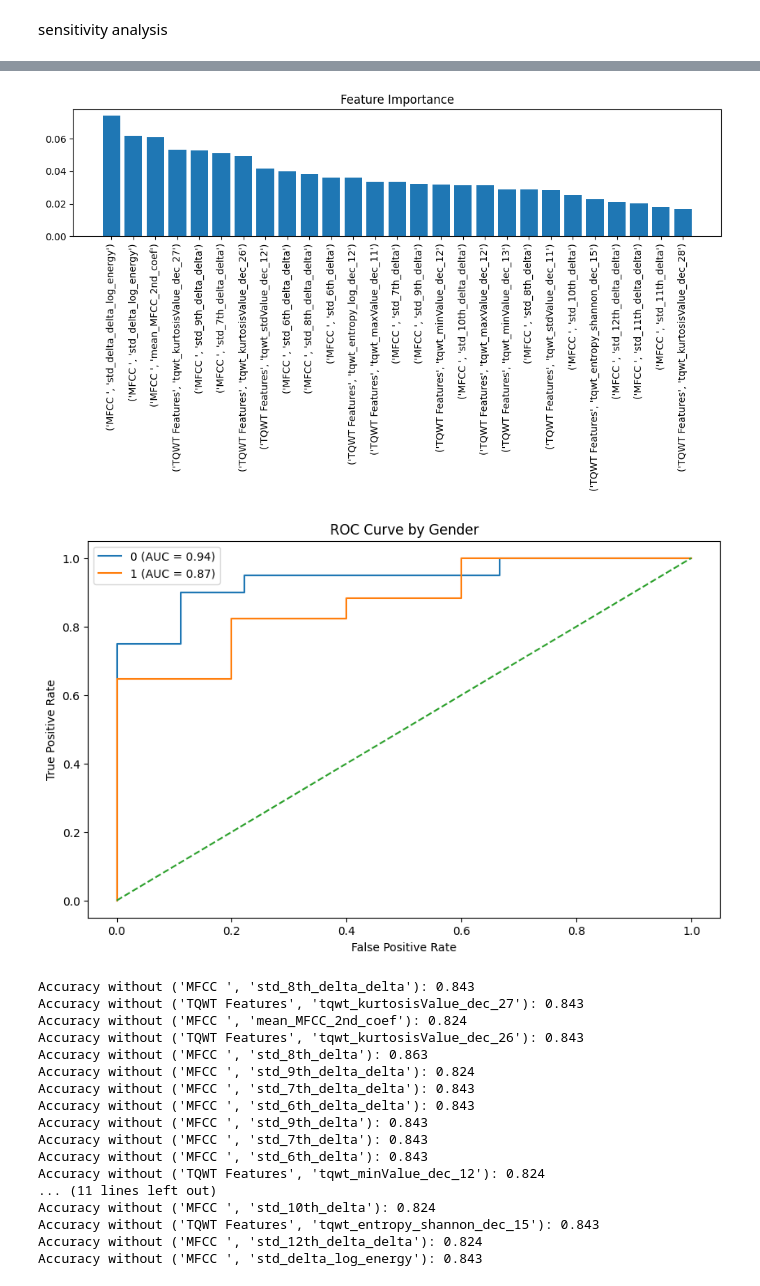
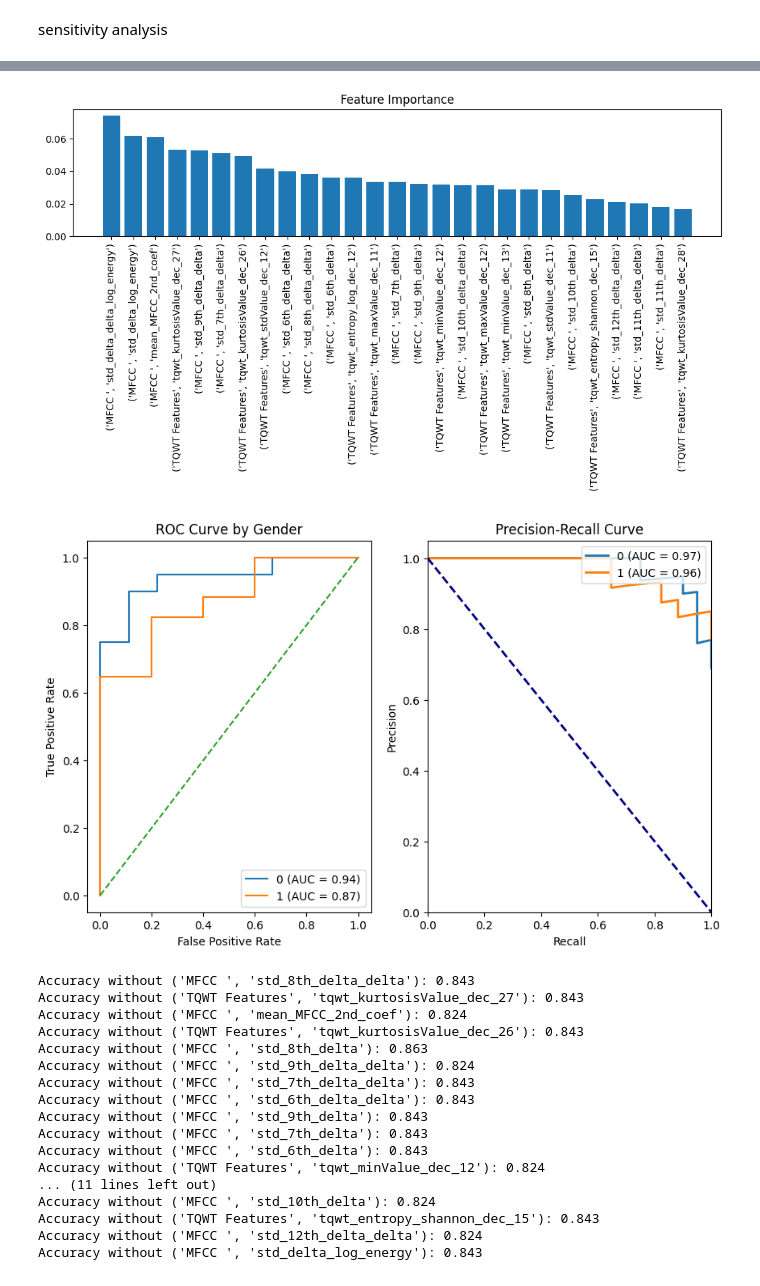
Before and after one commit to Selethe/MSB1015-Scientific-Programming-Project, a Jupyter notebook: Classification.ipynb, the cells around one changed output, grey strips where cells are left out. Saved outputs shown, nothing was run; the diff lists cells and outputs as text; code cells hidden in the pictures.

```diff
--- a/Classification.ipynb
+++ b/Classification.ipynb
@@ -335,36 +324,58 @@ plt.xticks(rotation=90)
 plt.title('Feature Importance')
 plt.tight_layout()
 plt.show()
 
 # ROC curves for each gender
 plt.figure(figsize=(10, 6))
 for gender_label in [0, 1]:
     gender_mask = (gender_test == gender_label)
     y_gender = y_test[gender_mask]
     X_gender = X_test[gender_mask]
     y_pred_proba = rf.predict_proba(X_gender)[:, 1]
     fpr, tpr, _ = roc_curve(y_gender, y_pred_proba)
-    auc = roc_auc_score(y_gender, y_pred_proba)
-    plt.plot(fpr, tpr, label=f'{gender_label} (AUC = {auc:.2f})')
+    auc_roc = roc_auc_score(y_gender, y_pred_proba)
+    plt.subplot(121)
+    plt.plot(fpr, tpr, label=f'{gender_label} (AUC = {auc_roc:.2f})')
 
+    # Calculate Precision-Recall curve
+    precision, recall, _ = precision_recall_curve(y_gender, y_pred_proba)
+    auc_prc = auc(recall, precision)
+
+    # Plot Precision-Recall curve
+    plt.subplot(122)
+    plt.plot(recall, precision, lw=2, label=f'{gender_label} (AUC = {auc_prc:.2f})')
+
+
+
+plt.subplot(121)
 plt.plot([0, 1], [0, 1], linestyle='--')
 plt.xlabel('False Positive Rate')
 plt.ylabel('True Positive Rate')
 plt.title('ROC Curve by Gender')
 plt.legend()
+
+plt.subplot(122)
+plt.plot([0, 1], [1, 0], color='navy', lw=2, linestyle='--')
+plt.xlim([0.0, 1.0])
+plt.ylim([0.0, 1.05])
+plt.xlabel('Recall')
+plt.ylabel('Precision')
+plt.title('Precision-Recall Curve')
+plt.legend(loc="upper right")
+
 plt.show()
 
 # Sensitivity analysis
 for feature in top_features:
     X_test_mod = X_test.copy()
     X_test_mod.iloc[:, top_features.index(feature)] = 0  # Set feature to 0
     y_pred_mod = rf.predict(X_test_mod)
     print(f"Accuracy without {feature}: {accuracy_score(y_test, y_pred_mod):.3f}")
 # %% [output]
 0 accuracy: 0.862
 1 accuracy: 0.818
 [figure]
-[figure, old version]
+[figure, new version]
 Accuracy without ('MFCC ', 'std_8th_delta_delta'): 0.843
 Accuracy without ('TQWT Features', 'tqwt_kurtosisValue_dec_27'): 0.843
 Accuracy without ('MFCC ', 'mean_MFCC_2nd_coef'): 0.824
```
Also changed, not shown: parts of 3 cells of this notebook.
